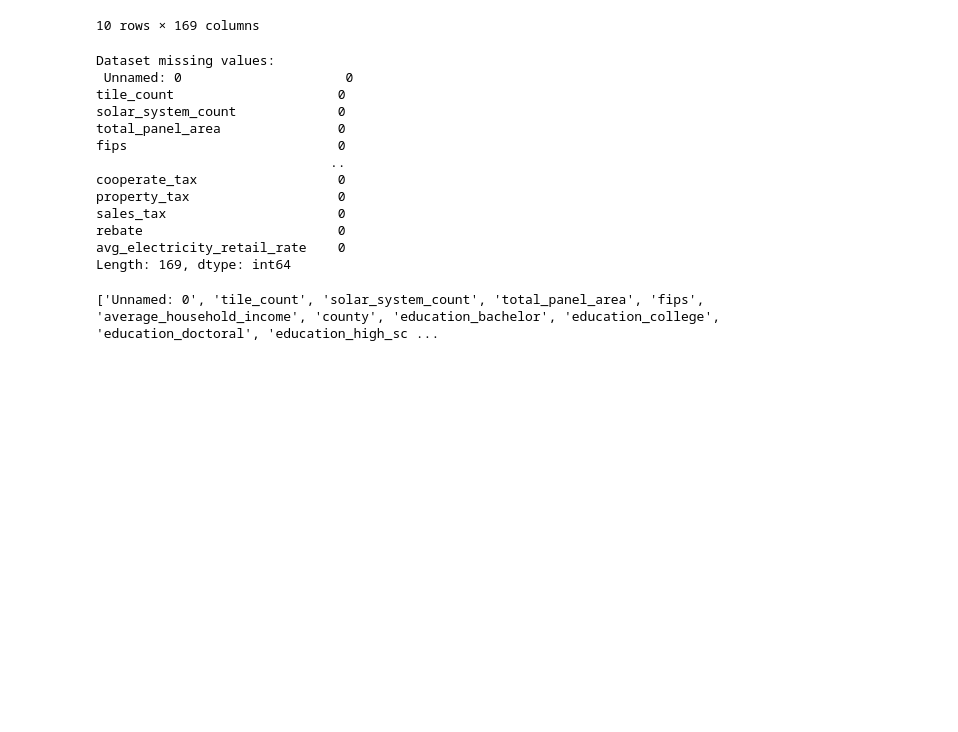
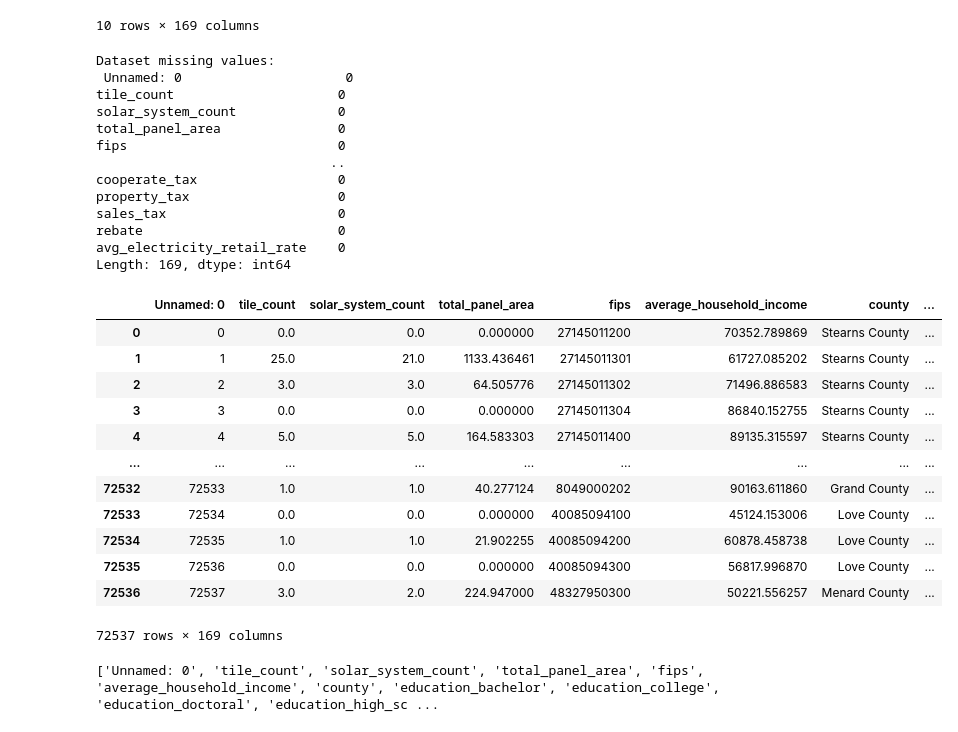
Before and after one commit to nickmitch21/DeepSolar-Modeling, a Jupyter notebook: DeepSolar_ProjectModel.ipynb, the cells around one changed output. Cells and saved outputs as stored; diff of their text form; code cells hidden in the pictures; blank space fills up the shorter version.

```diff
--- a/DeepSolar_ProjectModel.ipynb
+++ b/DeepSolar_ProjectModel.ipynb
@@ -57,20 +57,34 @@ data.head(10)
 10 rows × 169 columns
 # %%
 print("Dataset missing values:\n", data.isna().sum())
+data.fillna(0)
 # %% [output]
 Dataset missing values:
  Unnamed: 0                     0
 tile_count                     0
 solar_system_count             0
 total_panel_area               0
 fips                           0
                               ..
 cooperate_tax                  0
 property_tax                   0
 sales_tax                      0
 rebate                         0
 avg_electricity_retail_rate    0
 Length: 169, dtype: int64
+|  | Unnamed: 0 | tile_count | solar_system_count | total_panel_area | fips | average_household_income | county | ... |
+| 0 | 0 | 0.0 | 0.0 | 0.000000 | 27145011200 | 70352.789869 | Stearns County | ... |
+| 1 | 1 | 25.0 | 21.0 | 1133.436461 | 27145011301 | 61727.085202 | Stearns County | ... |
+| 2 | 2 | 3.0 | 3.0 | 64.505776 | 27145011302 | 71496.886583 | Stearns County | ... |
+| 3 | 3 | 0.0 | 0.0 | 0.000000 | 27145011304 | 86840.152755 | Stearns County | ... |
+| 4 | 4 | 5.0 | 5.0 | 164.583303 | 27145011400 | 89135.315597 | Stearns County | ... |
+| ... | ... | ... | ... | ... | ... | ... | ... | ... |
+| 72532 | 72533 | 1.0 | 1.0 | 40.277124 | 8049000202 | 90163.611860 | Grand County | ... |
+| 72533 | 72534 | 0.0 | 0.0 | 0.000000 | 40085094100 | 45124.153006 | Love County | ... |
+| 72534 | 72535 | 1.0 | 1.0 | 21.902255 | 40085094200 | 60878.458738 | Love County | ... |
+| 72535 | 72536 | 0.0 | 0.0 | 0.000000 | 40085094300 | 56817.996870 | Love County | ... |
+| 72536 | 72537 | 3.0 | 2.0 | 224.947000 | 48327950300 | 50221.556257 | Menard County | ... |
+72537 rows × 169 columns
 # %%
 cols = data.columns.tolist()
 print(cols)
```
Also changed, not shown: parts of 10 cells of this notebook.
